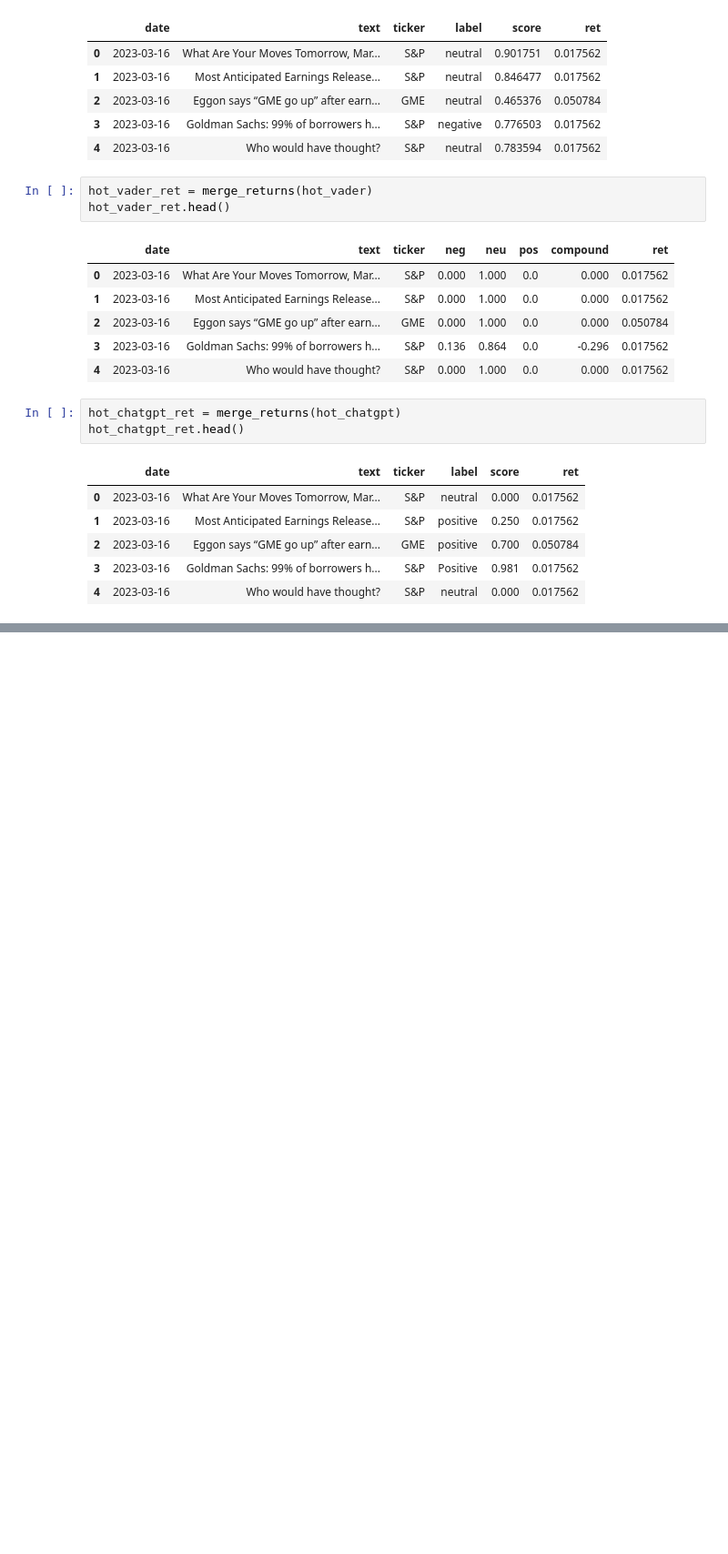
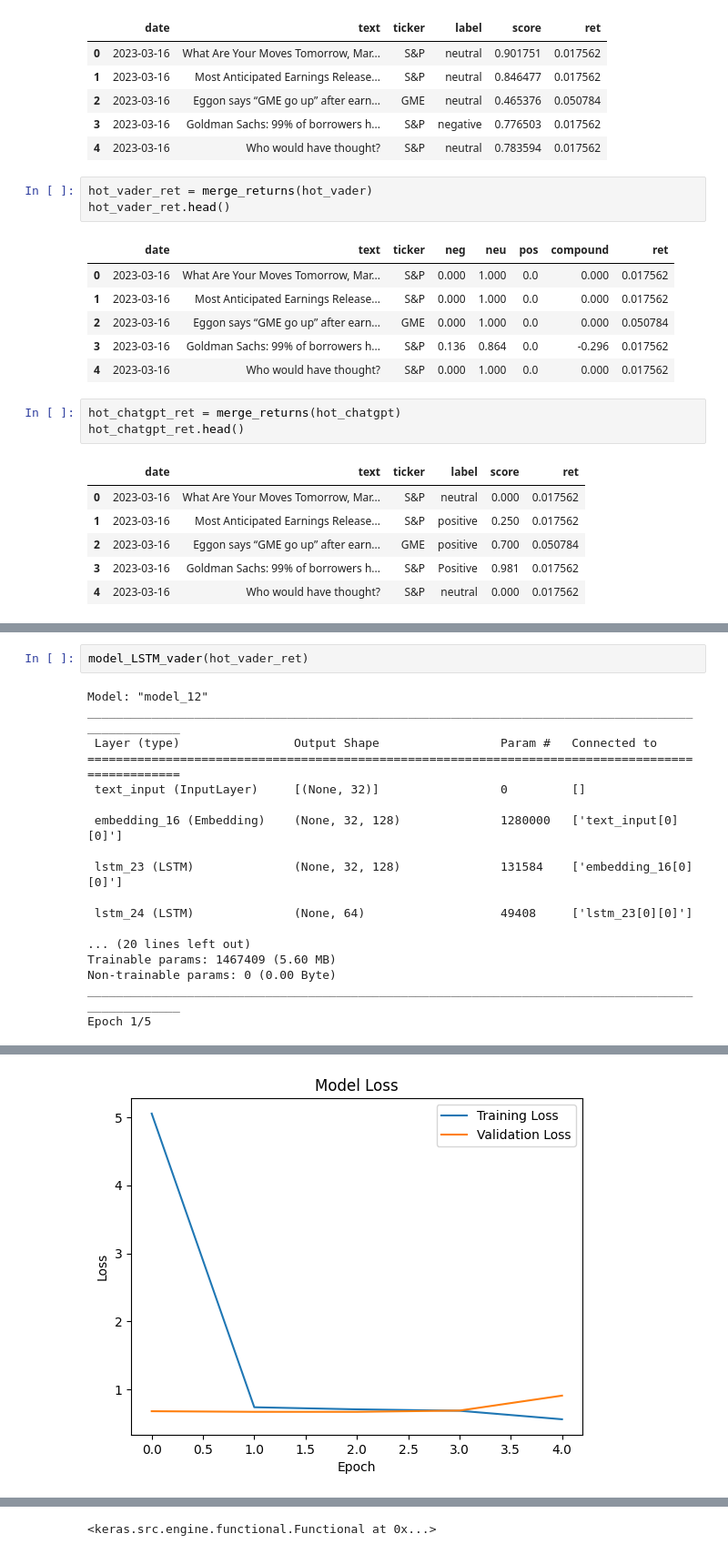
Before and after one commit to Christopher-jason/cjs-dissertation, a Jupyter notebook: Stocks/draft_2.ipynb, the cells around one changed output, grey strips where cells are left out. Shown: that part at 91% size. Drawn from its saved outputs; the diff is of its cells as text; blank space fills up the shorter version.

```diff
--- a/Stocks/draft_2.ipynb
+++ b/Stocks/draft_2.ipynb
@@ -770,0 +1011,20 @@ hot_chatgpt_ret.to_csv('sentiment_score_ret/hot_chatgpt_ret.csv')
+# %%
+model_LSTM_vader(hot_vader_ret)
+# %% [output]
+Model: "model_12"
+__________________________________________________________________________________________________
+ Layer (type)                Output Shape                 Param #   Connected to
+==================================================================================================
+ text_input (InputLayer)     [(None, 32)]                 0         []
+
+ embedding_16 (Embedding)    (None, 32, 128)              1280000   ['text_input[0][0]']
+
+ lstm_23 (LSTM)              (None, 32, 128)              131584    ['embedding_16[0][0]']
+
+ lstm_24 (LSTM)              (None, 64)                   49408     ['lstm_23[0][0]']
+
+... (20 lines left out)
+Trainable params: 1467409 (5.60 MB)
+Non-trainable params: 0 (0.00 Byte)
+__________________________________________________________________________________________________
+Epoch 1/5
@@ -770,0 +1048 @@ hot_chatgpt_ret.to_csv('sentiment_score_ret/hot_chatgpt_ret.csv')
+[figure, added]
@@ -770,0 +1051 @@ hot_chatgpt_ret.to_csv('sentiment_score_ret/hot_chatgpt_ret.csv')
+<keras.src.engine.functional.Functional at 0x...>
```
Also changed, not shown: parts of 25 cells of this notebook, 26 other files.
